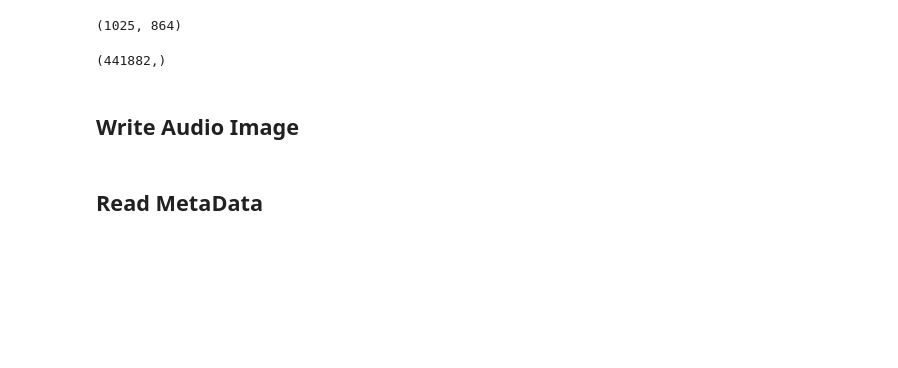
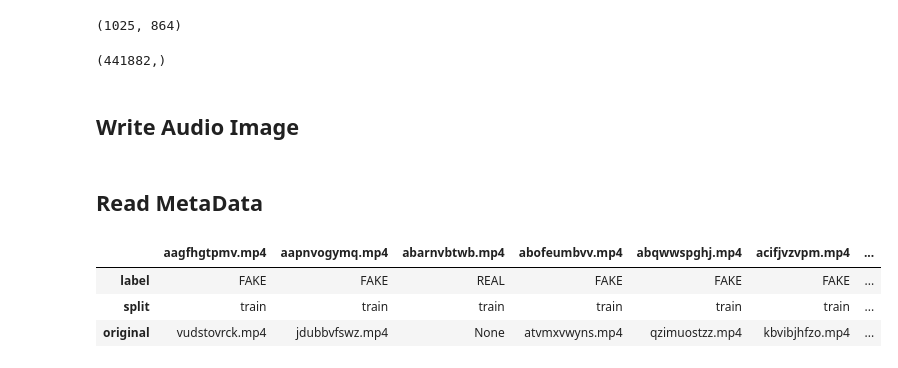
Before and after one commit to 471644/DeepFake, a Jupyter notebook: Extract_Image_From_Audio_V1_22Jun2021.ipynb, the cells around one changed output. Cells and saved outputs as stored; diff of their text form; code cells hidden in the pictures; blank space fills up the shorter version.

```diff
--- a/Extract_Image_From_Audio_V1_22Jun2021.ipynb
+++ b/Extract_Image_From_Audio_V1_22Jun2021.ipynb
@@ -70,3 +68,8 @@ import cv2
+# %%
+import cv2
+pd.set_option('max_colwidth', 999)
+pd.set_option('display.max_columns', 999)
+pd.set_option("display.max_rows", 999)
 # %% [markdown]
 # Load Data
 # %% [markdown]
@@ -217,3 +220,10 @@ for x in glob.glob(
 del x
 # %% [markdown]
 ## Read MetaData
+# %%
+pd.read_json("D://Work_Space//Patent Related Work//DeepFake//Data//train_sample_videos//*.json",lines=False)
+# %% [output]
+|  | aagfhgtpmv.mp4 | aapnvogymq.mp4 | abarnvbtwb.mp4 | abofeumbvv.mp4 | abqwwspghj.mp4 | acifjvzvpm.mp4 | ... |
+| label | FAKE | FAKE | REAL | FAKE | FAKE | FAKE | ... |
+| split | train | train | train | train | train | train | ... |
+| original | vudstovrck.mp4 | jdubbvfswz.mp4 | None | atvmxvwyns.mp4 | qzimuostzz.mp4 | kbvibjhfzo.mp4 | ... |
```
Also changed, not shown: parts of 7 cells of this notebook.
